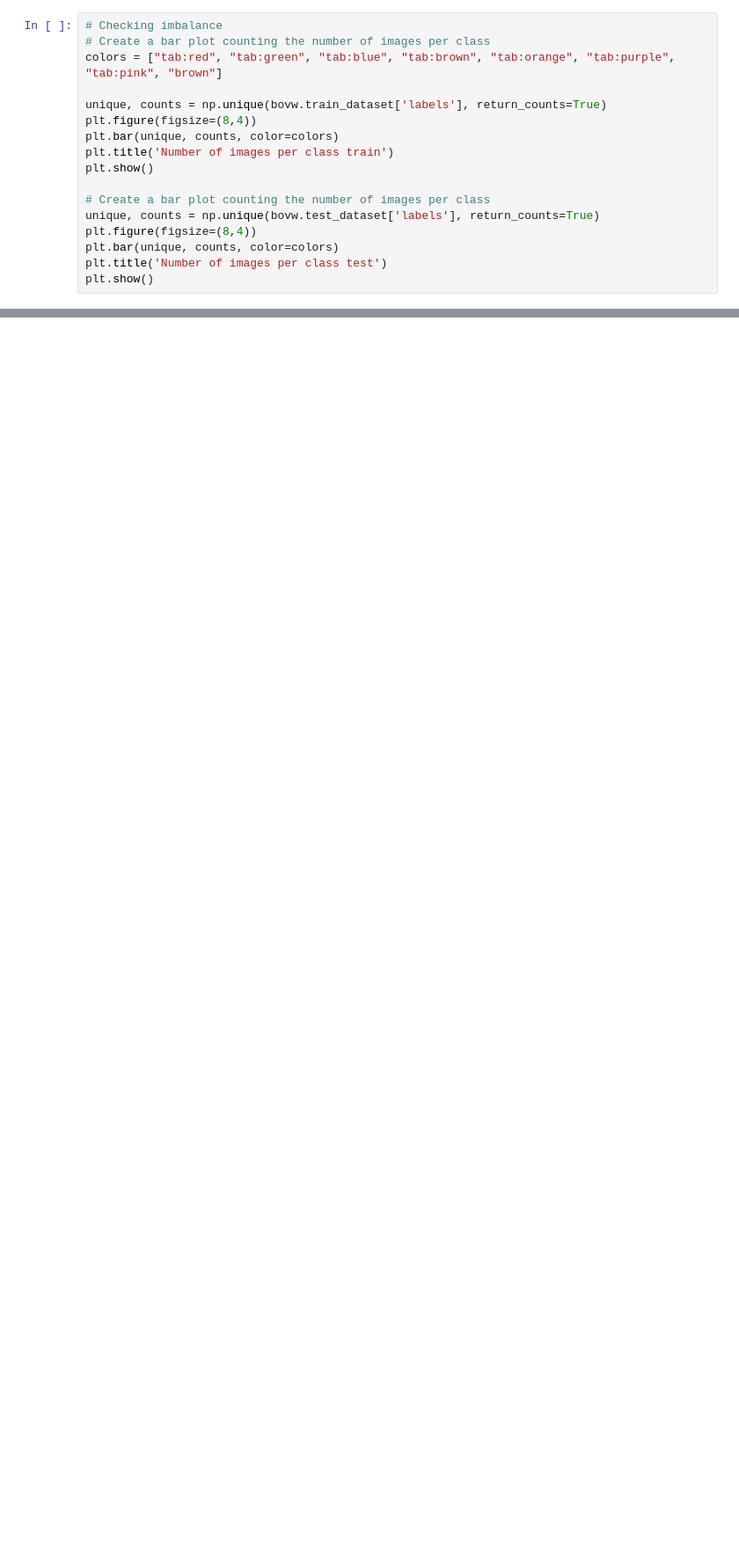
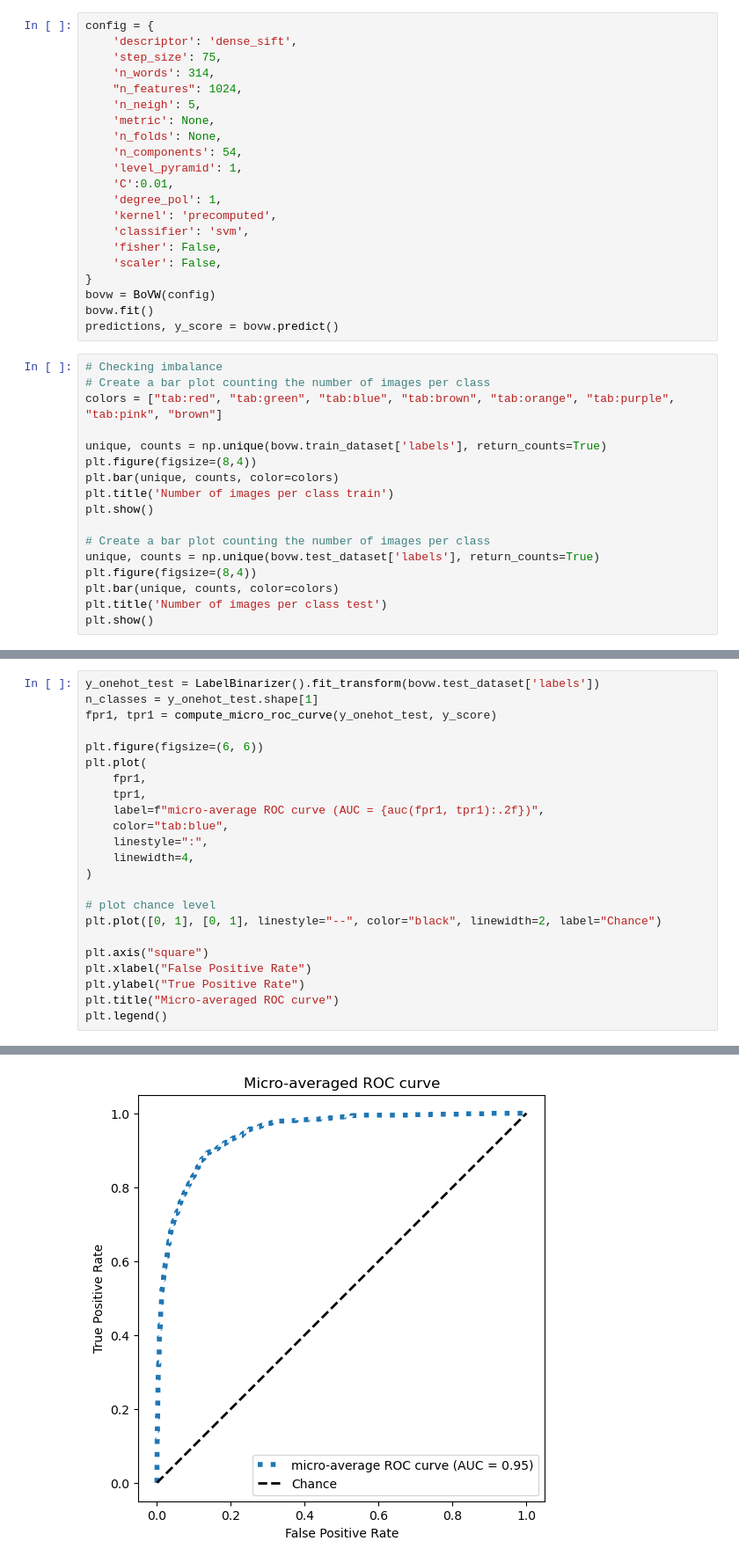
Before and after one commit to MCV-C3/project23-24-08, a Jupyter notebook: Task1/BagofVisualWords.ipynb, the cells around one changed output, grey strips where cells are left out. Shown: that part at 88% size. Cells and saved outputs as stored; diff of their text form; blank space fills up the shorter version.

```diff
--- a/Task1/BagofVisualWords.ipynb
+++ b/Task1/BagofVisualWords.ipynb
@@ -494,6 +460,27 @@ Create sweep with ID: hny0a3ht
 Sweep URL: https://wandb.ai/c3-mcv/bovw/sweeps/hny0a3ht
 # %%
 wandb.agent('c3-mcv/bovw/mi49ie8c', function=sweep_bovw, count=1)
+# %%
+config = {
+    'descriptor': 'dense_sift',
+    'step_size': 75,
+    'n_words': 314,
+    "n_features": 1024,
+    'n_neigh': 5,
+    'metric': None,
+    'n_folds': None,
+    'n_components': 54,
+    'level_pyramid': 1,
+    'C':0.01,
+    'degree_pol': 1,
+    'kernel': 'precomputed',
+    'classifier': 'svm',
+    'fisher': False,
+    'scaler': False,
+}
+bovw = BoVW(config)
+bovw.fit()
+predictions, y_score = bovw.predict()
 # %%
 # Checking imbalance
 # Create a bar plot counting the number of images per class
@@ -513,0 +555,24 @@ plt.show()
+# %%
+y_onehot_test = LabelBinarizer().fit_transform(bovw.test_dataset['labels'])
+n_classes = y_onehot_test.shape[1]
+fpr1, tpr1 = compute_micro_roc_curve(y_onehot_test, y_score)
+
+plt.figure(figsize=(6, 6))
+plt.plot(
+    fpr1,
+    tpr1,
+    label=f"micro-average ROC curve (AUC = {auc(fpr1, tpr1):.2f})",
+    color="tab:blue",
+    linestyle=":",
+    linewidth=4,
+)
+
+# plot chance level
+plt.plot([0, 1], [0, 1], linestyle="--", color="black", linewidth=2, label="Chance")
+
+plt.axis("square")
+plt.xlabel("False Positive Rate")
+plt.ylabel("True Positive Rate")
+plt.title("Micro-averaged ROC curve")
+plt.legend()
+# %% [output]
@@ -513,0 +580 @@ plt.show()
+[figure, added]
```
Also changed, not shown: parts of 5 cells of this notebook.
